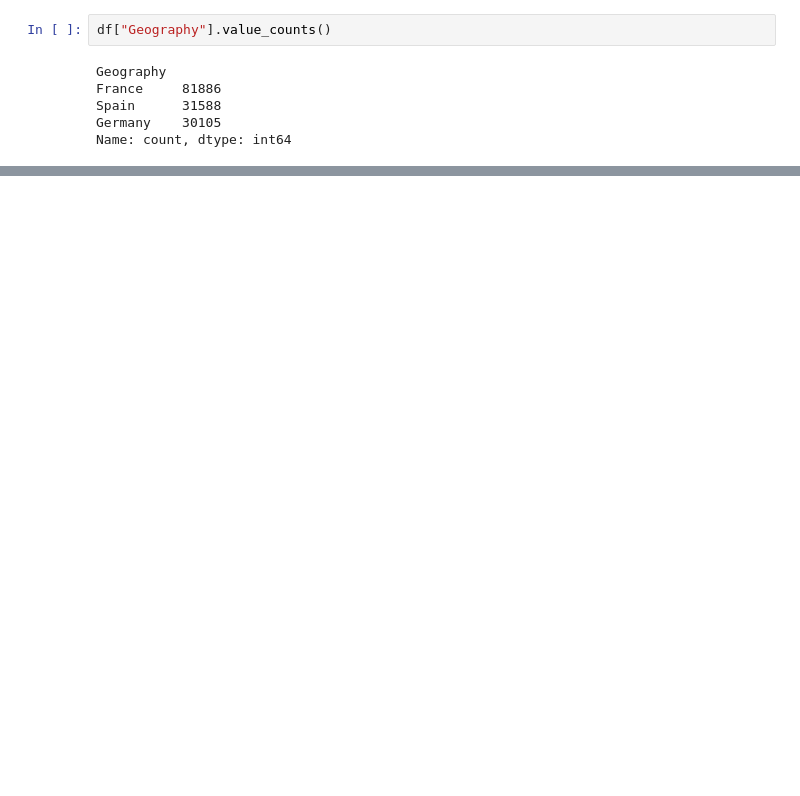
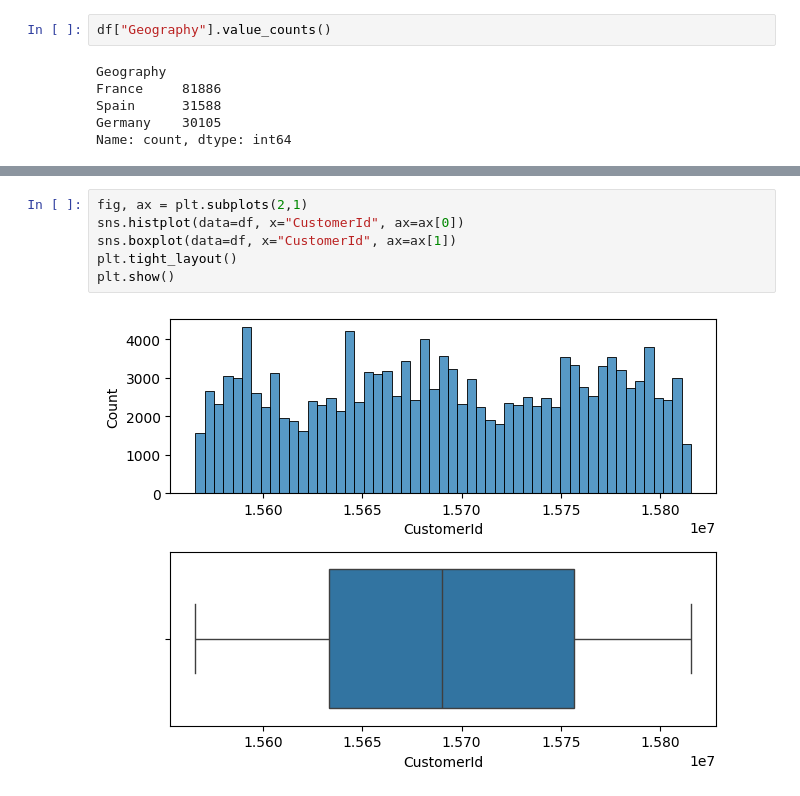
Before and after one commit to nassermoud/mlpro-classification-bancaire-churn-2025, a Jupyter notebook: classification-bank.ipynb, the cells around one changed output, grey strips where cells are left out. Cells and saved outputs as stored; diff of their text form; blank space fills up the shorter version.

```diff
--- a/classification-bank.ipynb
+++ b/classification-bank.ipynb
@@ -25,0 +143,8 @@ Name: count, dtype: int64
+# %%
+fig, ax = plt.subplots(2,1)
+sns.histplot(data=df, x="CustomerId", ax=ax[0])
+sns.boxplot(data=df, x="CustomerId", ax=ax[1])
+plt.tight_layout()
+plt.show()
+# %% [output]
+[figure, added]
```
Also changed, not shown: parts of 36 cells of this notebook, 8 other files.
